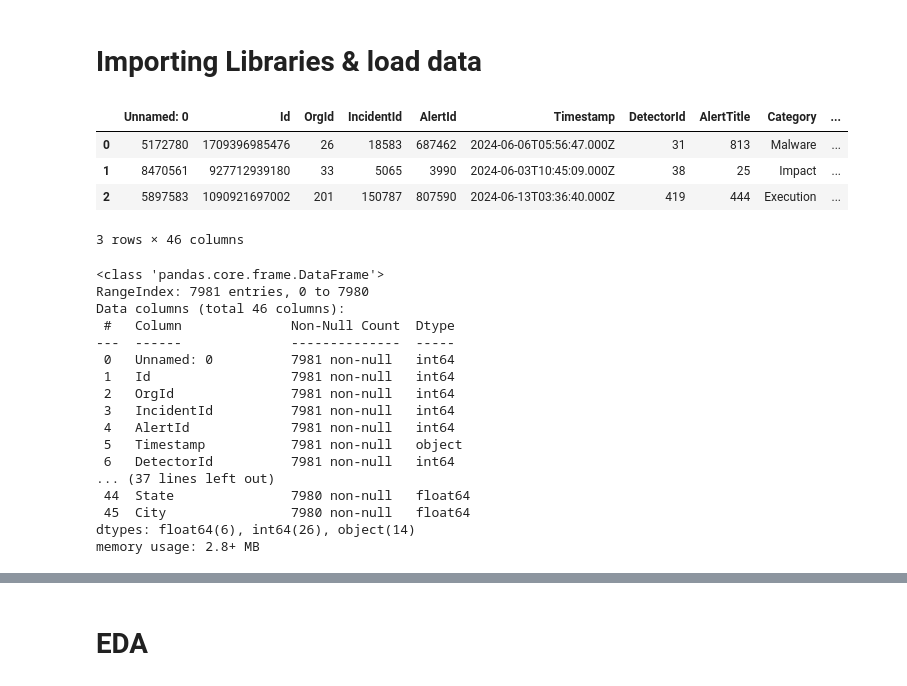
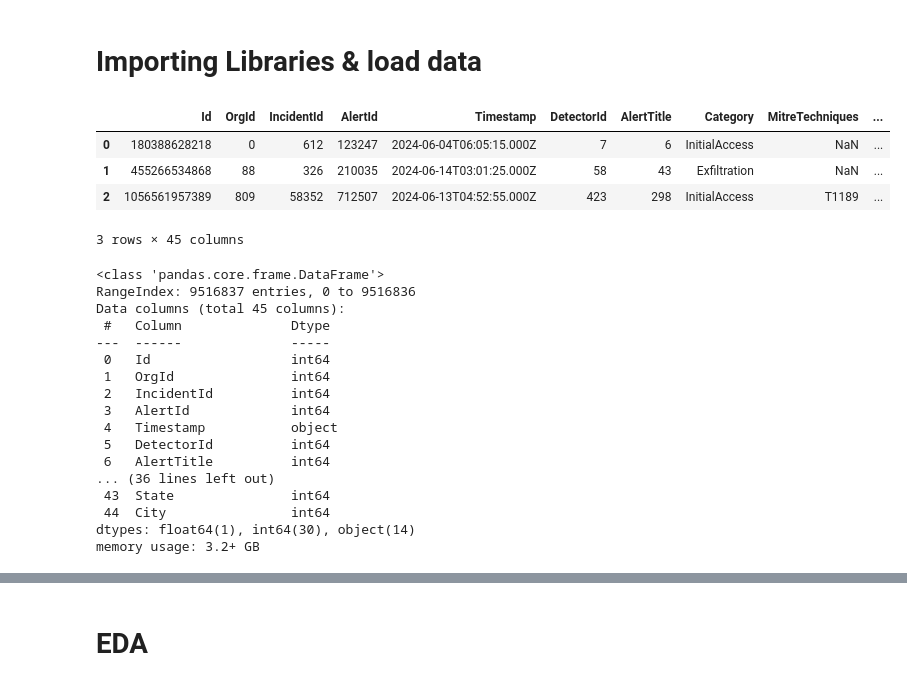
Before and after one commit to Avijit-Jana/Classifying_Cybersecurity_Incidents_Machine_Learning, a Jupyter notebook: NoteBooks/Data_Exploration_&_Understanding.ipynb, the cells around one changed output, grey strips where cells are left out. Cells and saved outputs as stored; diff of their text form; code cells hidden in the pictures.

```diff
--- a/NoteBooks/Data_Exploration_&_Understanding.ipynb
+++ b/NoteBooks/Data_Exploration_&_Understanding.ipynb
@@ -6,34 +6,34 @@ import numpy as np
 import seaborn as sns
 import matplotlib.pyplot as plt
 # %%
-df = pd.read_csv('/content/Dataset/new_train_sample.csv')
+df = pd.read_csv('../Dataset/GUIDE_Train.csv')
 df.head(3)
 # %% [output]
-|  | Unnamed: 0 | Id | OrgId | IncidentId | AlertId | Timestamp | DetectorId | AlertTitle | Category | ... |
-| 0 | 5172780 | 1709396985476 | 26 | 18583 | 687462 | 2024-06-06T05:56:47.000Z | 31 | 813 | Malware | ... |
-| 1 | 8470561 | 927712939180 | 33 | 5065 | 3990 | 2024-06-03T10:45:09.000Z | 38 | 25 | Impact | ... |
-| 2 | 5897583 | 1090921697002 | 201 | 150787 | 807590 | 2024-06-13T03:36:40.000Z | 419 | 444 | Execution | ... |
+|  | Id | OrgId | IncidentId | AlertId | Timestamp | DetectorId | AlertTitle | Category | MitreTechniques | ... |
+| 0 | 180388628218 | 0 | 612 | 123247 | 2024-06-04T06:05:15.000Z | 7 | 6 | InitialAccess | NaN | ... |
+| 1 | 455266534868 | 88 | 326 | 210035 | 2024-06-14T03:01:25.000Z | 58 | 43 | Exfiltration | NaN | ... |
+| 2 | 1056561957389 | 809 | 58352 | 712507 | 2024-06-13T04:52:55.000Z | 423 | 298 | InitialAccess | T1189 | ... |
-3 rows × 46 columns
+3 rows × 45 columns
 # %%
-df.info()
+df.info()   # dataset information
 # %% [output]
 <class 'pandas.core.frame.DataFrame'>
-RangeIndex: 7981 entries, 0 to 7980
-Data columns (total 46 columns):
- #   Column              Non-Null Count  Dtype
----  ------              --------------  -----
- 0   Unnamed: 0          7981 non-null   int64
- 1   Id                  7981 non-null   int64
- 2   OrgId               7981 non-null   int64
- 3   IncidentId          7981 non-null   int64
- 4   AlertId             7981 non-null   int64
- 5   Timestamp           7981 non-null   object
- 6   DetectorId          7981 non-null   int64
-... (37 lines left out)
- 44  State               7980 non-null   float64
- 45  City                7980 non-null   float64
-dtypes: float64(6), int64(26), object(14)
-memory usage: 2.8+ MB
+RangeIndex: 9516837 entries, 0 to 9516836
+Data columns (total 45 columns):
+ #   Column              Dtype
+---  ------              -----
+ 0   Id                  int64
+ 1   OrgId               int64
+ 2   IncidentId          int64
+ 3   AlertId             int64
+ 4   Timestamp           object
+ 5   DetectorId          int64
+ 6   AlertTitle          int64
+... (36 lines left out)
+ 43  State               int64
+ 44  City                int64
+dtypes: float64(1), int64(30), object(14)
+memory usage: 3.2+ GB
 # %%
 # Print the shape of the dataset
 print(f"Dataset Shape: {df.shape}\n")
```
Also changed, not shown: parts of 8 cells of this notebook.
